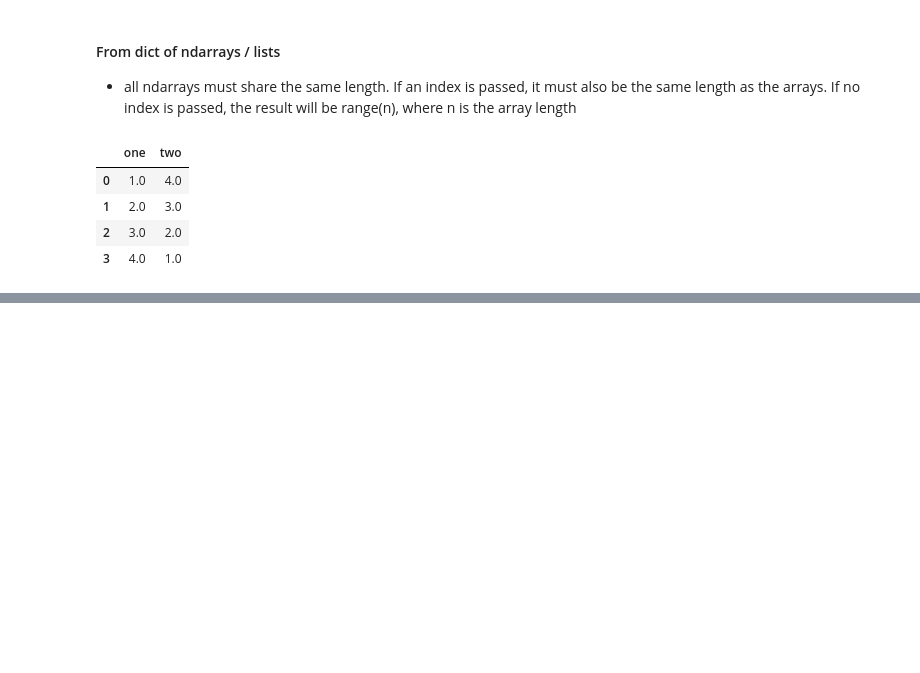
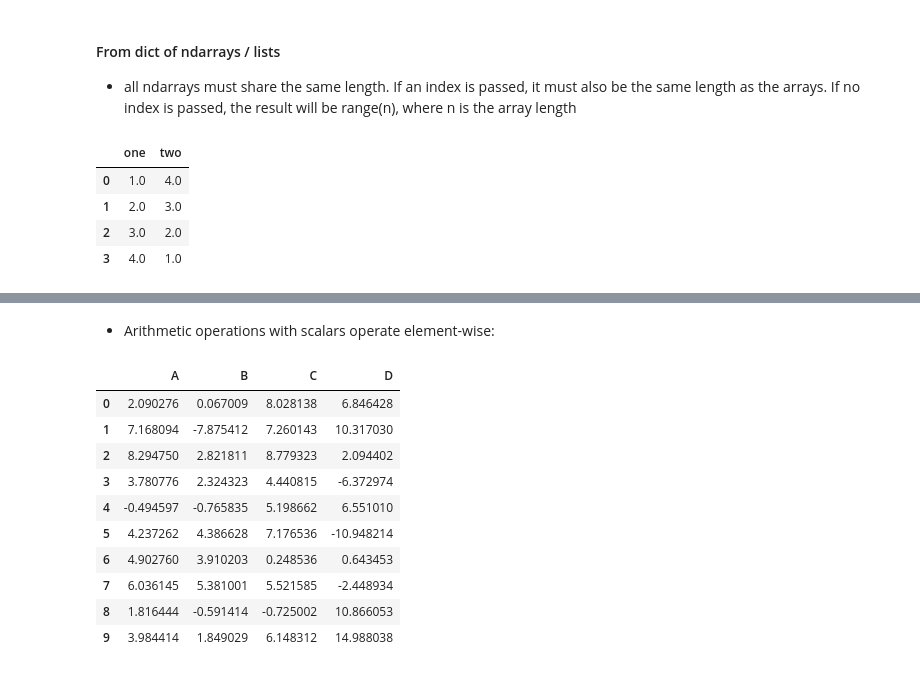
Before and after one commit to sangthebui/EDA, a Jupyter notebook: pandas_practice2.ipynb, the cells around one changed output, grey strips where cells are left out. Drawn from its saved outputs; the diff is of its cells as text; code cells hidden in the pictures; blank space fills up the shorter version.

```diff
--- a/pandas_practice2.ipynb
+++ b/pandas_practice2.ipynb
@@ -1107,0 +1435,16 @@ data = np.zeros((2,), dtype=[("A", "i4"), ("B", "f4"), ("C", "a10")])
+# %% [markdown]
+- Arithmetic operations with scalars operate element-wise:
+# %%
+df * 5 + 2
+# %% [output]
+|  | A | B | C | D |
+| 0 | 2.090276 | 0.067009 | 8.028138 | 6.846428 |
+| 1 | 7.168094 | -7.875412 | 7.260143 | 10.317030 |
+| 2 | 8.294750 | 2.821811 | 8.779323 | 2.094402 |
+| 3 | 3.780776 | 2.324323 | 4.440815 | -6.372974 |
+| 4 | -0.494597 | -0.765835 | 5.198662 | 6.551010 |
+| 5 | 4.237262 | 4.386628 | 7.176536 | -10.948214 |
+| 6 | 4.902760 | 3.910203 | 0.248536 | 0.643453 |
+| 7 | 6.036145 | 5.381001 | 5.521585 | -2.448934 |
+| 8 | 1.816444 | -0.591414 | -0.725002 | 10.866053 |
+| 9 | 3.984414 | 1.849029 | 6.148312 | 14.988038 |
```
Also changed, not shown: parts of 150 cells of this notebook, 2 other files.
